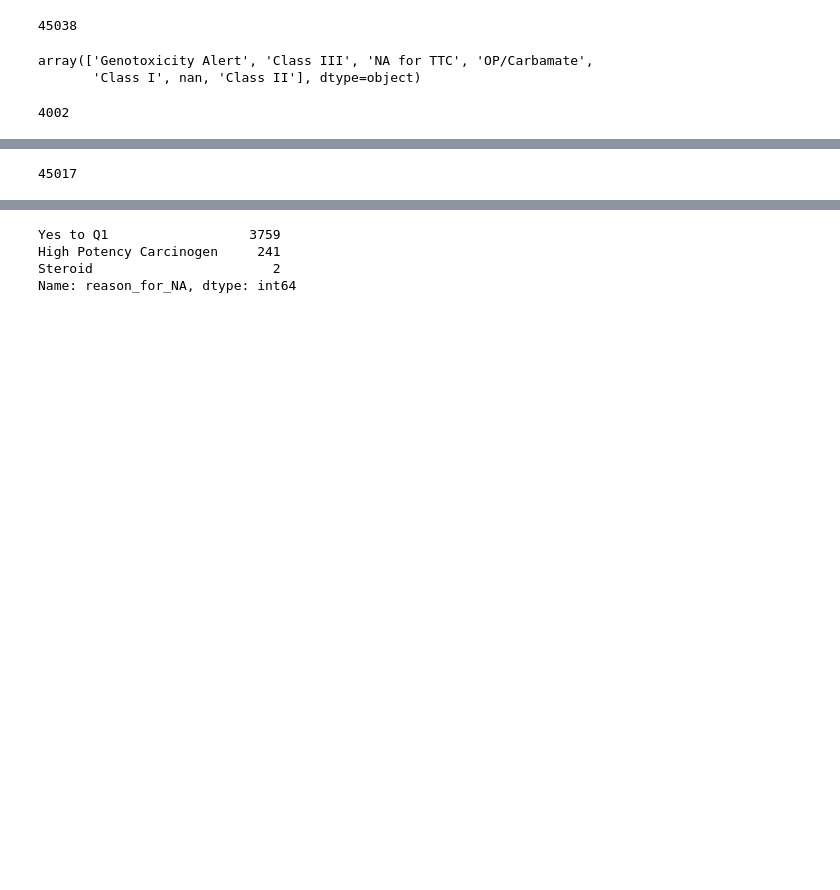
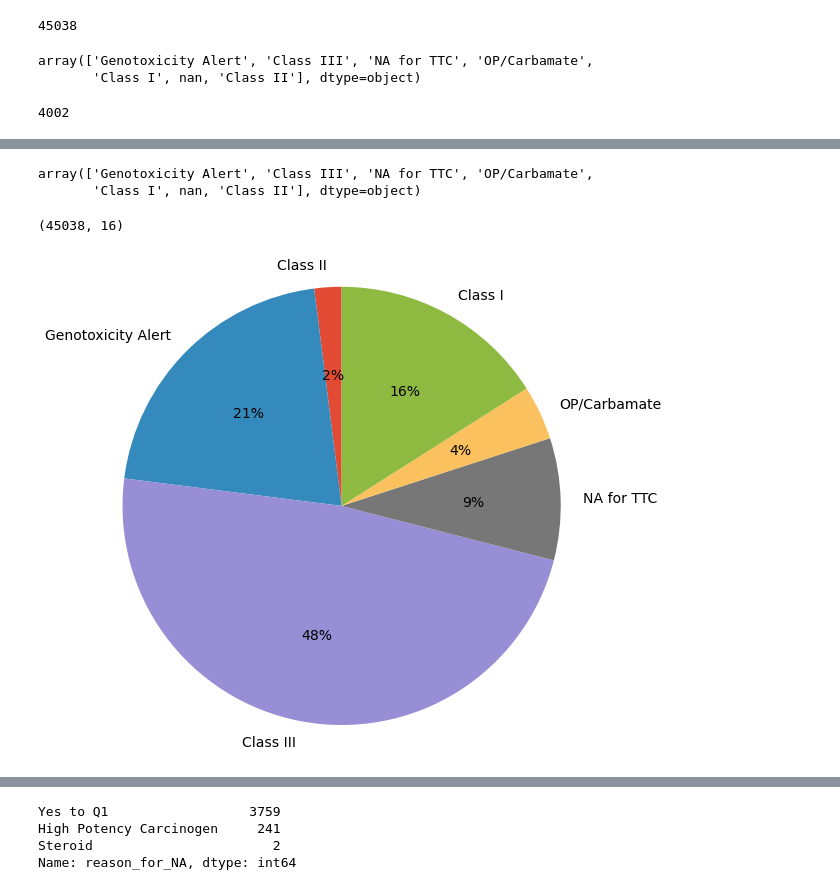
Before and after one commit to g-patlewicz/ttc_exclusions, a Jupyter notebook: notebooks/03_gp_exclusions.ipynb, the cells around one changed output, grey strips where cells are left out. Drawn from its saved outputs; the diff is of its cells as text; code cells hidden in the pictures; blank space fills up the shorter version.

```diff
--- a/notebooks/03_gp_exclusions.ipynb
+++ b/notebooks/03_gp_exclusions.ipynb
@@ -63,4 +77,22 @@ plt.savefig(figures_dir+'TTC_category_counts.png', dpi = 300)
 # %%
-lri.mark_ttc_class.count()
+lri.mark_ttc_class.unique()
 # %% [output]
-45017
+array(['Genotoxicity Alert', 'Class III', 'NA for TTC', 'OP/Carbamate',
+       'Class I', nan, 'Class II'], dtype=object)
+# %%
+lri.shape
+# %% [output]
+(45038, 16)
+# %%
+labels = ['Class II','Genotoxicity Alert', 'Class III', 'NA for TTC', 'OP/Carbamate',
+       'Class I']
+sizes = [2, 21, 48, 9, 4, 16]
+#explode = (0, 0.1, 0, 0)  # only "explode" the 2nd slice (i.e. 'Hogs')
+
+fig1, ax1 = plt.subplots(figsize = (10,9))
+ax1.pie(sizes,  labels=labels, autopct='%1.0f%%',
+        shadow=False, startangle=90, textprops = {'fontsize': 14})
+ax1.axis('equal')  # Equal aspect ratio ensures that pie is drawn as a circle.
+fig1.savefig(figures_dir+'TTC_category_counts_pie.png', dpi = 300)
+# %% [output]
+[figure, added]
```
Also changed, not shown: parts of 99 cells of this notebook, 3 other files.
